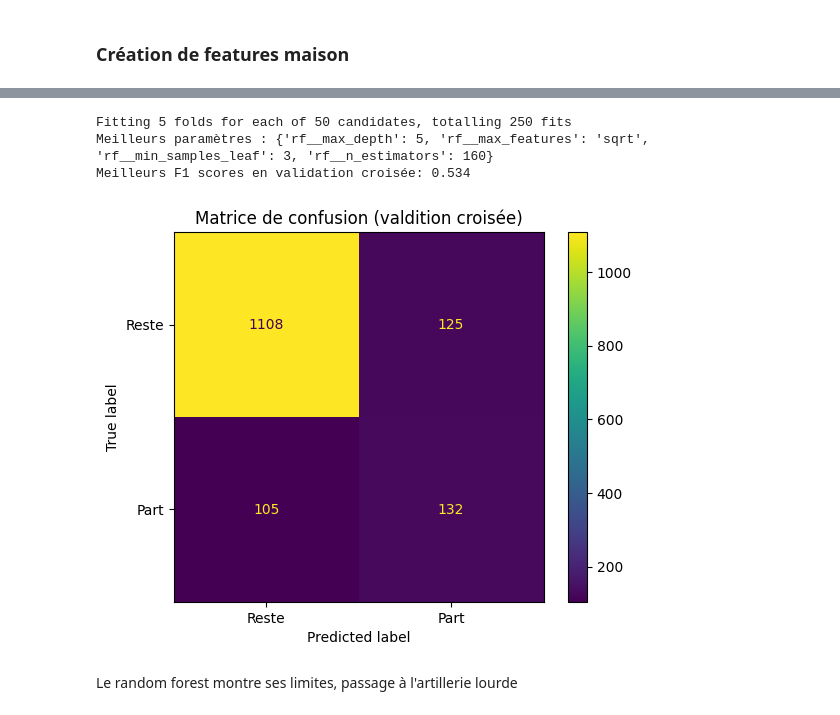
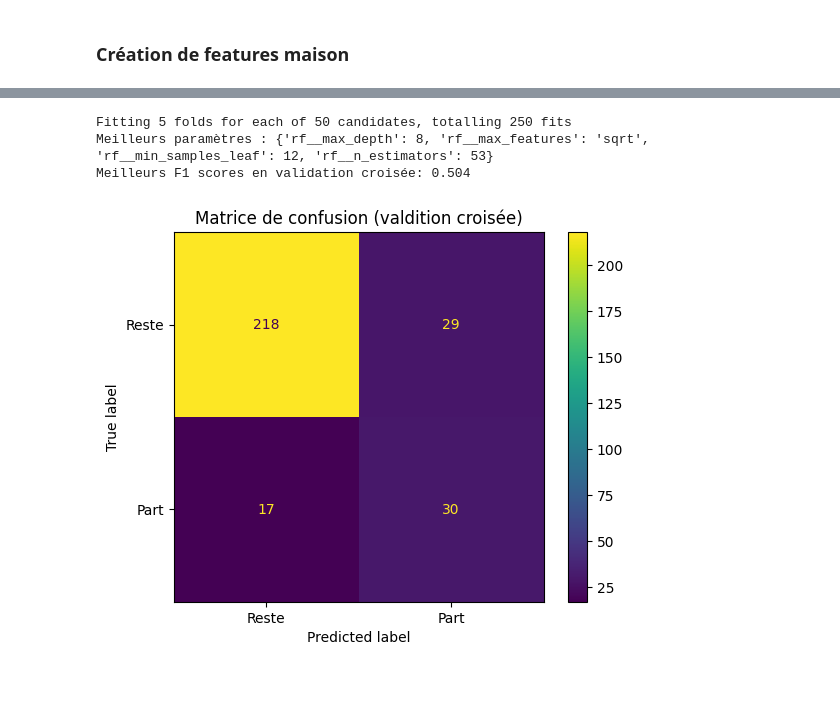
Before and after one commit to ifTrueReturnFalse/retraining-hr-ml-classification, a Jupyter notebook: src/learning.ipynb, the cells around one changed output, grey strips where cells are left out. Cells and saved outputs as stored; diff of their text form; code cells hidden in the pictures; blank space fills up the shorter version.

```diff
--- a/src/learning.ipynb
+++ b/src/learning.ipynb
@@ -478,7 +488,7 @@ grid = GridSearchCV(
     n_jobs=-1
 )
 
-grid.fit(X, y)
+grid.fit(X_train, y_train)
 
 print(f"Meilleurs paramètres : {grid.best_params_}")
 print(f"Meilleurs F1 scores en validation croisée: {grid.best_score_:.3f}")
@@ -734,7 +744,7 @@ random_search = RandomizedSearchCV(
     verbose=True
 )
 
-random_search.fit(X, y)
+random_search.fit(X_train, y_train)
 
 print(f"Meilleurs paramètres : {random_search.best_params_}")
 print(f"Meilleurs F1 scores en validation croisée: {random_search.best_score_:.3f}")
@@ -771,16 +781,22 @@ def add_custom_features(X):
     X = X.copy()
 
     X['risque_burnout'] = X['distance_domicile_travail'] * X['heure_supplementaires'].apply(lambda x: 1 if x == 'Oui' else 0)
-    X['volatilite'] = (10000 / X['revenu_mensuel'] + 1) * (X['statut_marital'].apply(lambda x:1 if x=="Célibataire" else 0.5)) * (1 / X['annees_dans_l_entreprise'] + 1)
+    X['volatilite'] = (10000 / (X['revenu_mensuel'] + 1)) * (X['statut_marital'].apply(lambda x:1 if x=="Célibataire" else 0.5)) * (1 / (X['annees_dans_l_entreprise'] + 1))
     X['stagnation'] = X['annees_dans_le_poste_actuel']  * X['annees_depuis_la_derniere_promotion']
-    X['loyaute'] = (X['annees_dans_le_poste_actuel'] + 1) / (X['annees_dans_le_poste_actuel'] + 1)
+    X['loyaute'] = (X['annees_dans_le_poste_actuel'] + 1) / (X['annes_sous_responsable_actuel'] + 1)
 
     return X
 # %%
-X_tuned = add_custom_features(X)
+feature_engineering_step = ("engineering", FunctionTransformer(add_custom_features))
+
+pipeline_rf_features = Pipeline([
+    feature_engineering_step,
+    ("preprocessor", rf_preprocessor),
+    ("rf", RandomForestClassifier(random_state=1234, class_weight='balanced', min_samples_split=10))
+])
 
 random_search_tuned = RandomizedSearchCV(
-    pipeline_rf,
+    pipeline_rf_features,
     param_distributions=randomized_grid_parameters,
     n_iter=50,
     cv=5,
@@ -789,21 +805,19 @@ random_search_tuned = RandomizedSearchCV(
     verbose=True
 )
 
-random_search_tuned.fit(X, y)
+random_search_tuned.fit(X_train, y_train)
 
 print(f"Meilleurs paramètres : {random_search_tuned.best_params_}")
 print(f"Meilleurs F1 scores en validation croisée: {random_search_tuned.best_score_:.3f}")
 # %% [output]
 Fitting 5 folds for each of 50 candidates, totalling 250 fits
-Meilleurs paramètres : {'rf__max_depth': 5, 'rf__max_features': 'sqrt', 'rf__min_samples_leaf': 3, 'rf__n_estimators': 160}
-Meilleurs F1 scores en validation croisée: 0.534
+Meilleurs paramètres : {'rf__max_depth': 8, 'rf__max_features': 'sqrt', 'rf__min_samples_leaf': 12, 'rf__n_estimators': 53}
+Meilleurs F1 scores en validation croisée: 0.504
 # %%
 best_non_linear_model = random_search_tuned.best_estimator_
-y_pred = cross_val_predict(best_non_linear_model, X, y, cv=5)
-ConfusionMatrixDisplay.from_predictions(y, y_pred, display_labels=["Reste", "Part"])
+y_pred = best_non_linear_model.predict(X_test)
+ConfusionMatrixDisplay.from_predictions(y_test, y_pred, display_labels=["Reste", "Part"])
 plt.title("Matrice de confusion (valdition croisée)")
 plt.show()
 # %% [output]
-[figure, old version]
+[figure, new version]
-# %% [markdown]
-Le random forest montre ses limites, passage à l'artillerie lourde
```
Also changed, not shown: parts of 38 cells of this notebook, 2 other files.
